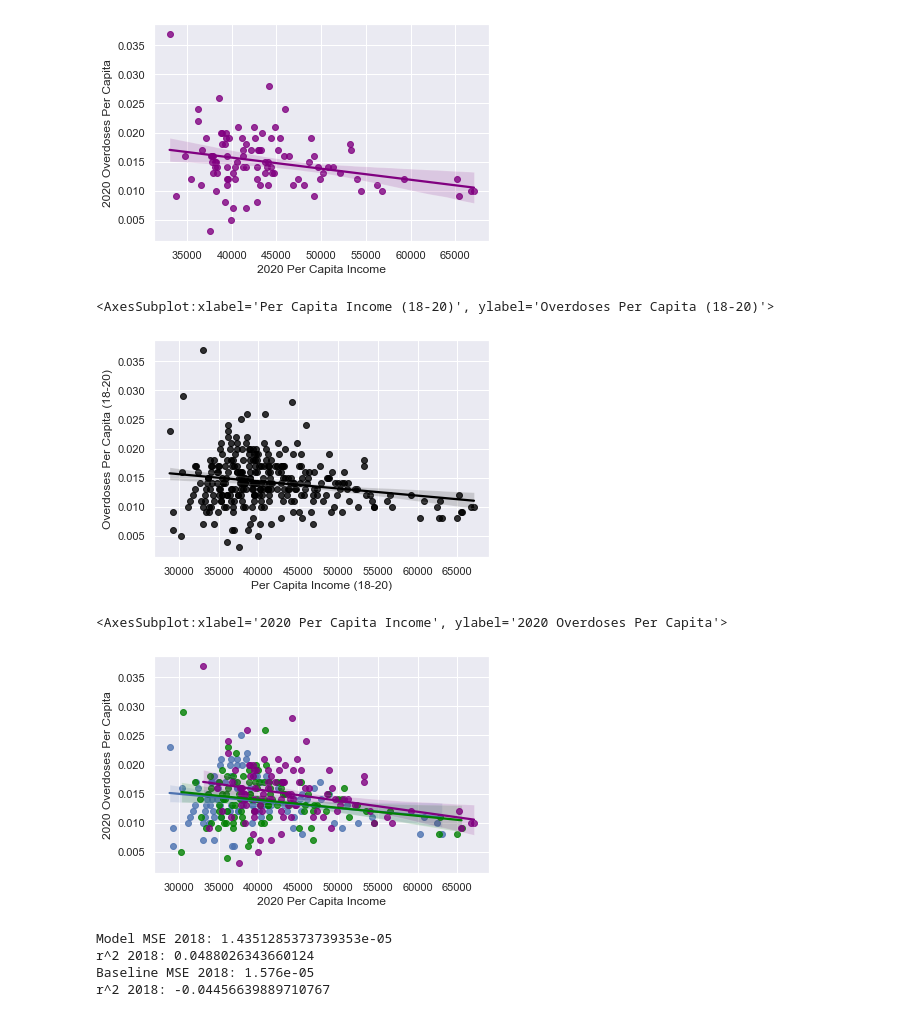
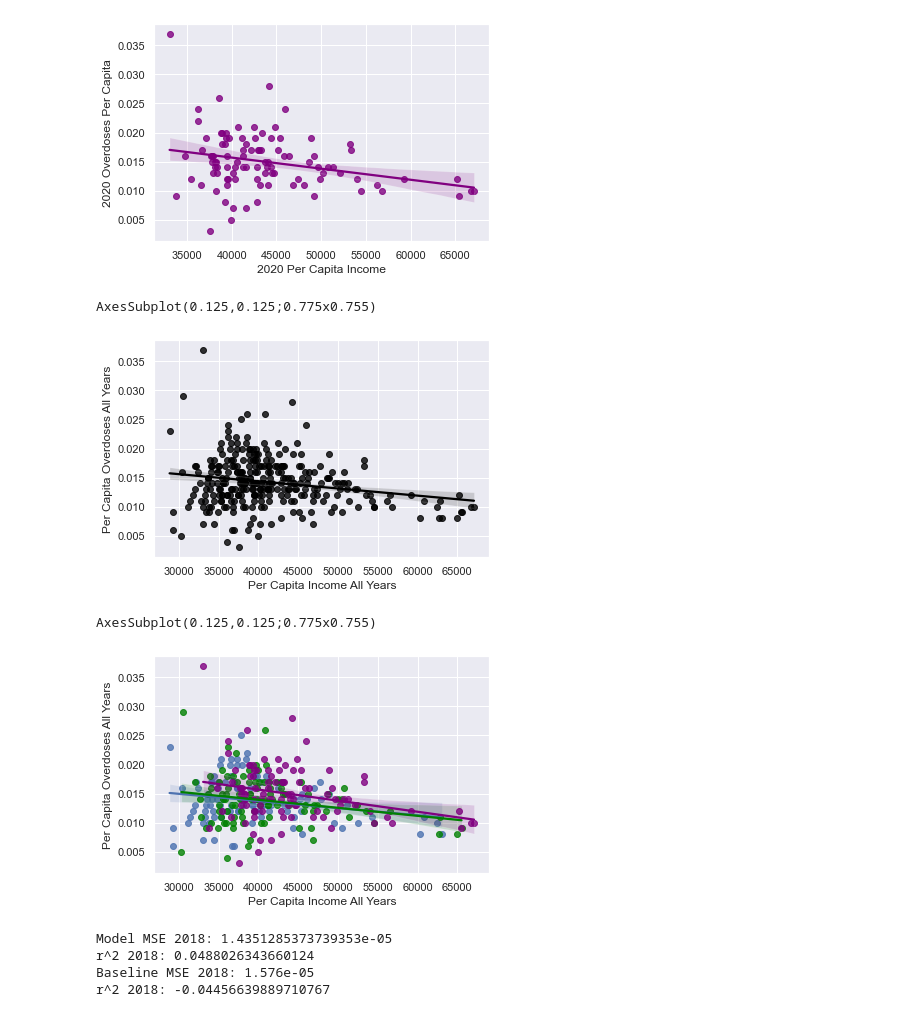
Before and after one commit to ecruz99/income-vs-od-NC, a Jupyter notebook: Project.ipynb, the cells around one changed output. Cells and saved outputs as stored; diff of their text form; code cells hidden in the pictures.

Commit message:
renamed axis on graphs with all points

```diff
--- a/Project.ipynb
+++ b/Project.ipynb
@@ -172,32 +172,38 @@ sns.regplot(x='2020 Per Capita Income', y="2020 Overdoses Per Capita", data=fina
 # %%
 df_18 = finalData[['2018 Overdoses Per Capita', '2018 Per Capita Income']].copy()
 df_19 = finalData[['2019 Overdoses Per Capita', '2019 Per Capita Income']].copy()
 df_20 = finalData[['2020 Overdoses Per Capita', '2020 Per Capita Income']].copy()
 
 df_18.rename(columns = {'2018 Overdoses Per Capita':'Overdoses Per Capita (18-20)',
                                                 '2018 Per Capita Income':'Per Capita Income (18-20)'}, inplace = True)
 
 df_19.rename(columns = {'2019 Overdoses Per Capita':'Overdoses Per Capita (18-20)',
                                                 '2019 Per Capita Income':'Per Capita Income (18-20)'}, inplace = True)
 
 df_20.rename(columns = {'2020 Overdoses Per Capita':'Overdoses Per Capita (18-20)',
                                                 '2020 Per Capita Income':'Per Capita Income (18-20)'}, inplace = True)
 
 allpoints = pd.concat([df_18, df_19, df_20], axis=0, ignore_index=True)
 
-sns.regplot(x='Per Capita Income (18-20)', y="Overdoses Per Capita (18-20)", data=allpoints, color ='black')
+bx = sns.regplot(x='Per Capita Income (18-20)', y="Overdoses Per Capita (18-20)", data=allpoints, color ='black')
+bx.set(xlabel='Per Capita Income All Years',
+       ylabel='Per Capita Overdoses All Years')
+print(bx)
 # %% [output]
-<AxesSubplot:xlabel='Per Capita Income (18-20)', ylabel='Overdoses Per Capita (18-20)'>
+AxesSubplot(0.125,0.125;0.775x0.755)
-[figure, old version]
+[figure, new version]
 # %%
 #This is the same graph as the one above (black graph), where each county is plotted for each year 2018-2020, but stylized in a way where each color represents a year
 
 sns.regplot(x='2018 Per Capita Income', y="2018 Overdoses Per Capita", data=finalData)
 sns.regplot(x='2019 Per Capita Income', y="2019 Overdoses Per Capita", data=finalData, color = 'green')
-sns.regplot(x='2020 Per Capita Income', y="2020 Overdoses Per Capita", data=finalData, color ='purple') ####RENAME SO GRAPH SAYS SAME AS BLACK GRAPH
+ax = sns.regplot(x='2020 Per Capita Income', y="2020 Overdoses Per Capita", data=finalData, color ='purple')
+ax.set(xlabel='Per Capita Income All Years',
+       ylabel='Per Capita Overdoses All Years')
+print(ax)
 # %% [output]
-<AxesSubplot:xlabel='2020 Per Capita Income', ylabel='2020 Overdoses Per Capita'>
+AxesSubplot(0.125,0.125;0.775x0.755)
-[figure, old version]
+[figure, new version]
 # %%
 #Graphs above show a best fit line automatically generated by sns.regplot, but now we will perform our own linear regression on each year as well (as the data set containing
 #all the data points) to find an MSE and r^2 value
```
Also changed, not shown: parts of 1 cell of this notebook.
